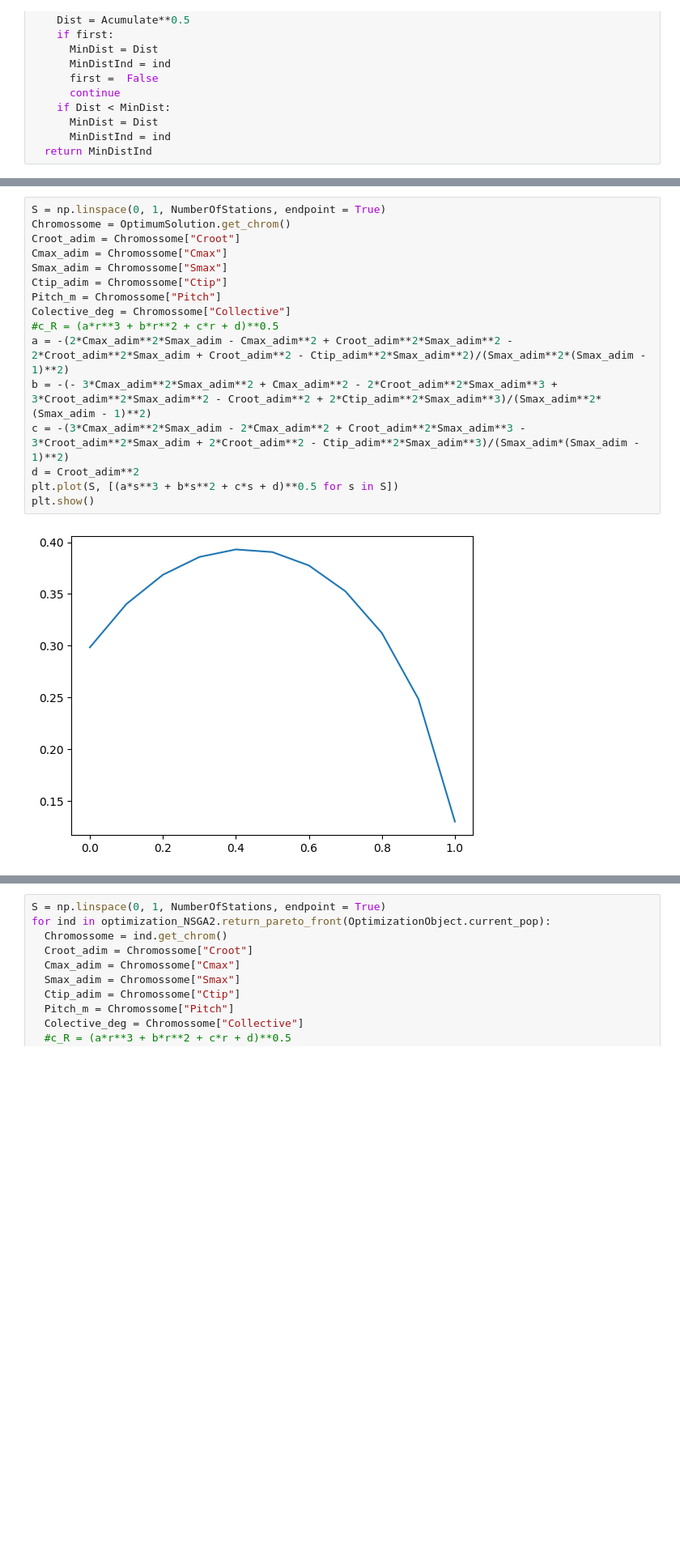
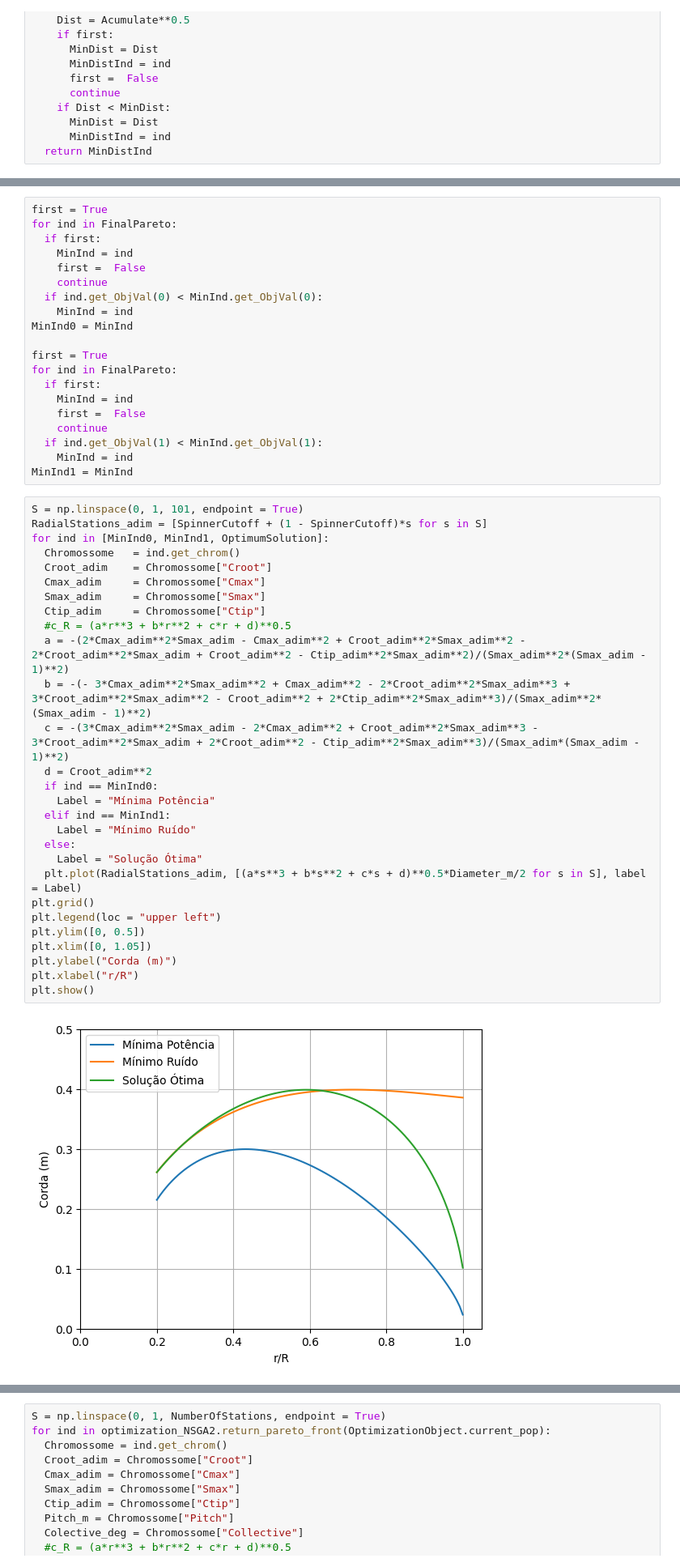
Before and after one commit to PedroLuta/TG, a Jupyter notebook: main.ipynb, the cells around one changed output, grey strips where cells are left out. Shown: that part at 81% size. Drawn from its saved outputs; the diff is of its cells as text; blank space fills up the shorter version.

Commit message:
Rodada final e analise com plots de cor e tamanho

```diff
--- a/main.ipynb
+++ b/main.ipynb
@@ -194,18 +194,50 @@ OptimumSolution = GetClosestToCGV2(FinalPareto, FinalCG)
+# %%
+first = True
+for ind in FinalPareto:
+  if first:
+    MinInd = ind
+    first =  False
+    continue
+  if ind.get_ObjVal(0) < MinInd.get_ObjVal(0):
+    MinInd = ind
+MinInd0 = MinInd
+
+first = True
+for ind in FinalPareto:
+  if first:
+    MinInd = ind
+    first =  False
+    continue
+  if ind.get_ObjVal(1) < MinInd.get_ObjVal(1):
+    MinInd = ind
+MinInd1 = MinInd
 # %%
-S = np.linspace(0, 1, NumberOfStations, endpoint = True)
-Chromossome = OptimumSolution.get_chrom()
-Croot_adim = Chromossome["Croot"]
-Cmax_adim = Chromossome["Cmax"]
-Smax_adim = Chromossome["Smax"]
-Ctip_adim = Chromossome["Ctip"]
-Pitch_m = Chromossome["Pitch"]
-Colective_deg = Chromossome["Collective"]
-#c_R = (a*r**3 + b*r**2 + c*r + d)**0.5
-a = -(2*Cmax_adim**2*Smax_adim - Cmax_adim**2 + Croot_adim**2*Smax_adim**2 - 2*Croot_adim**2*Smax_adim + Croot_adim**2 - Ctip_adim**2*Smax_adim**2)/(Smax_adim**2*(Smax_adim - 1)**2)
-b = -(- 3*Cmax_adim**2*Smax_adim**2 + Cmax_adim**2 - 2*Croot_adim**2*Smax_adim**3 + 3*Croot_adim**2*Smax_adim**2 - Croot_adim**2 + 2*Ctip_adim**2*Smax_adim**3)/(Smax_adim**2*(Smax_adim - 1)**2)
-c = -(3*Cmax_adim**2*Smax_adim - 2*Cmax_adim**2 + Croot_adim**2*Smax_adim**3 - 3*Croot_adim**2*Smax_adim + 2*Croot_adim**2 - Ctip_adim**2*Smax_adim**3)/(Smax_adim*(Smax_adim - 1)**2)
-d = Croot_adim**2
-plt.plot(S, [(a*s**3 + b*s**2 + c*s + d)**0.5 for s in S])
+S = np.linspace(0, 1, 101, endpoint = True)
+RadialStations_adim = [SpinnerCutoff + (1 - SpinnerCutoff)*s for s in S]
+for ind in [MinInd0, MinInd1, OptimumSolution]:
+  Chromossome   = ind.get_chrom()
+  Croot_adim    = Chromossome["Croot"]
+  Cmax_adim     = Chromossome["Cmax"]
+  Smax_adim     = Chromossome["Smax"]
+  Ctip_adim     = Chromossome["Ctip"]
+  #c_R = (a*r**3 + b*r**2 + c*r + d)**0.5
+  a = -(2*Cmax_adim**2*Smax_adim - Cmax_adim**2 + Croot_adim**2*Smax_adim**2 - 2*Croot_adim**2*Smax_adim + Croot_adim**2 - Ctip_adim**2*Smax_adim**2)/(Smax_adim**2*(Smax_adim - 1)**2)
+  b = -(- 3*Cmax_adim**2*Smax_adim**2 + Cmax_adim**2 - 2*Croot_adim**2*Smax_adim**3 + 3*Croot_adim**2*Smax_adim**2 - Croot_adim**2 + 2*Ctip_adim**2*Smax_adim**3)/(Smax_adim**2*(Smax_adim - 1)**2)
+  c = -(3*Cmax_adim**2*Smax_adim - 2*Cmax_adim**2 + Croot_adim**2*Smax_adim**3 - 3*Croot_adim**2*Smax_adim + 2*Croot_adim**2 - Ctip_adim**2*Smax_adim**3)/(Smax_adim*(Smax_adim - 1)**2)
+  d = Croot_adim**2
+  if ind == MinInd0:
+    Label = "Mínima Potência"
+  elif ind == MinInd1:
+    Label = "Mínimo Ruído"
+  else:
+    Label = "Solução Ótima"
+  plt.plot(RadialStations_adim, [(a*s**3 + b*s**2 + c*s + d)**0.5*Diameter_m/2 for s in S], label = Label)
+plt.grid()
+plt.legend(loc = "upper left")
+plt.ylim([0, 0.5])
+plt.xlim([0, 1.05])
+plt.ylabel("Corda (m)")
+plt.xlabel("r/R")
 plt.show()
 # %% [output]
-[figure, old version]
+[figure, new version]
```
Also changed, not shown: parts of 11 cells of this notebook, 29 other files.
